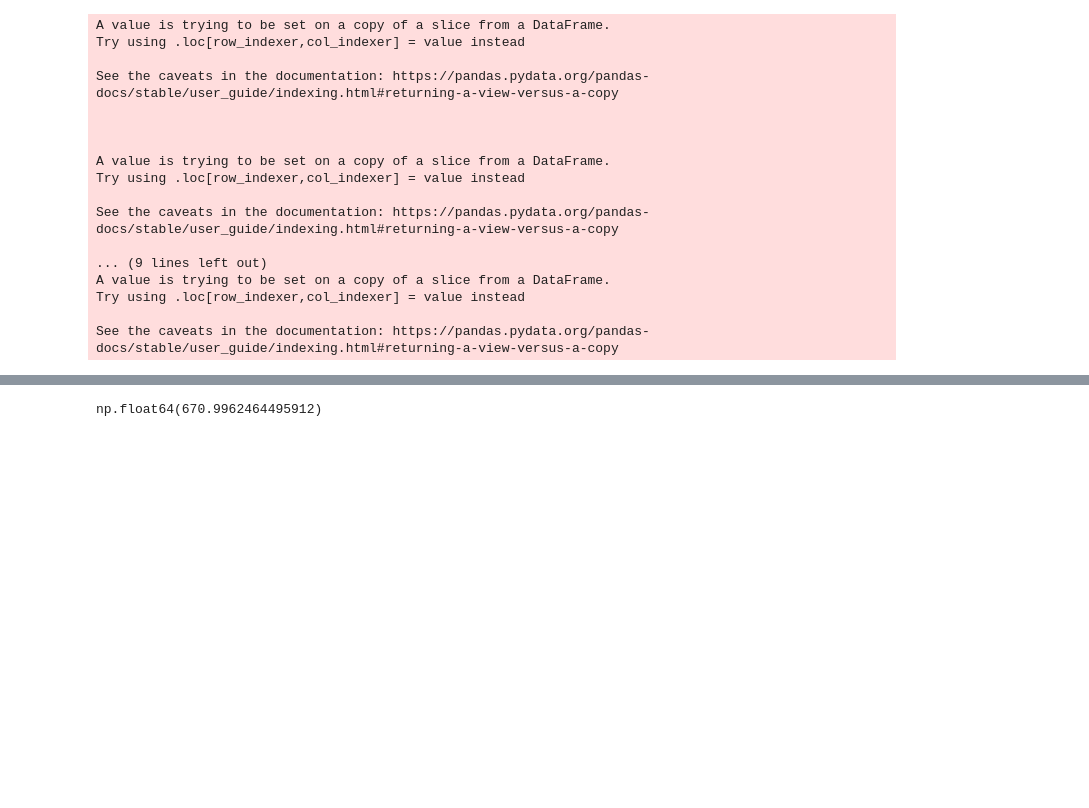
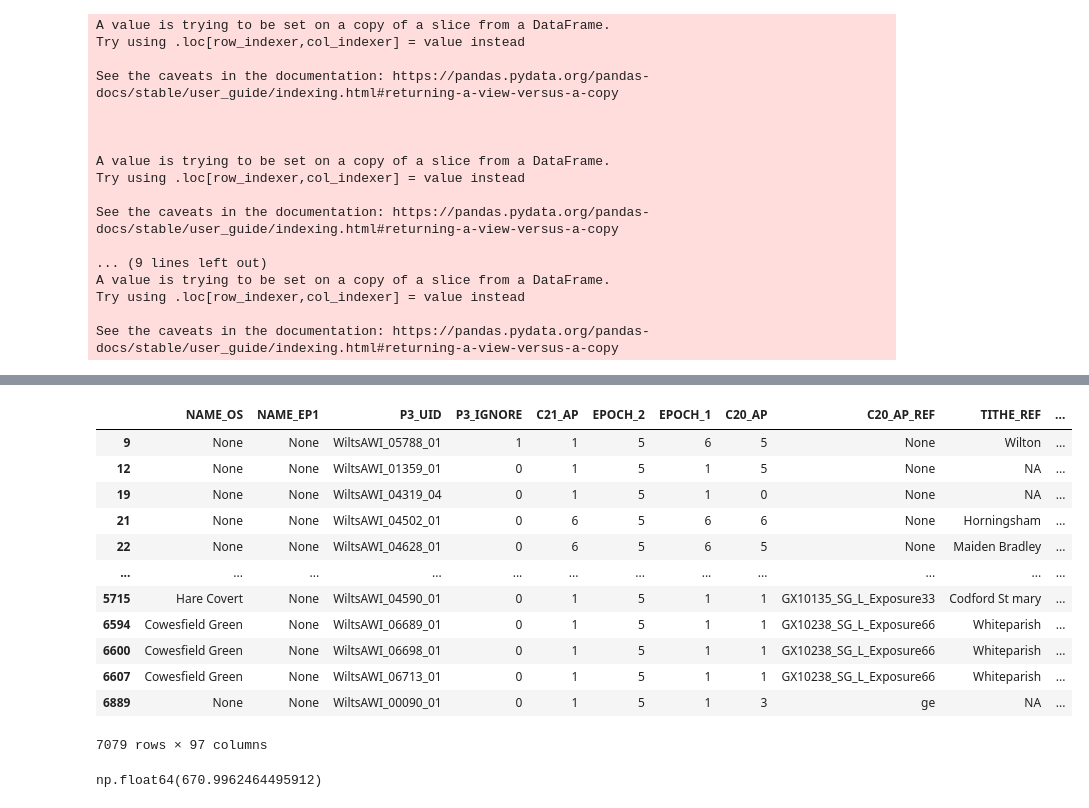
Before and after one commit to lara-spearman/AWI, a Jupyter notebook: AWI analysis 2.ipynb, the cells around one changed output, grey strips where cells are left out. Saved outputs shown, nothing was run; the diff lists cells and outputs as text; code cells hidden in the pictures; blank space fills up the shorter version.

```diff
--- a/AWI analysis 2.ipynb
+++ b/AWI analysis 2.ipynb
@@ -100,25 +119,30 @@ df_no_primary = df[df.present_primary ==0]
 
 ## A - Ancient woodland
 ## Contains primary evidence and no zero's present
-df_primary_no_zero = df_primary_one[df_primary_one.zero_combined ==0]
+df_primary_no_zero = df_primary[df_primary.zero_combined ==0]
 df_primary_no_zero['Category'] = 'Ancient woodland'
 df_primary_no_zero['subCategory'] = 'A'
+df_one_primary_no_zero = df_primary_one[df_primary_one.zero_combined ==0]
 
 #Filter for primary source present, one zero present
-df_primary_zero = df_primary_one[df_primary_one.zero_combined >=1]
-df_primary_one_zero = df_primary_one[df_primary_one.zero_combined ==1]
+df_primary_zero = df_primary[df_primary.zero_combined >=1]
+df_primary_one_zero = df_primary[df_primary.zero_combined ==1]
+df_one_primary_zero = df_primary_one[df_primary_one.zero_combined >=1]
+df_one_primary_one_zero = df_primary_one[df_primary_one.zero_combined ==1]
 
 ## A - Not ancient woodland
 ## Has primary evidence but contains more than one zero
-df_primary_plural_zero = df_primary_one[df_primary_one.zero_combined >1]
+df_primary_plural_zero = df_primary[df_primary.zero_combined >1]
 df_primary_plural_zero['Category'] = 'Not ancient woodland'
 df_primary_plural_zero['subCategory'] = 'A'
+df_one_primary_plural_zero = df_primary_one[df_primary_one.zero_combined >1]
 
 ## B - Ancient woodland
 ## Has primary evidence, one zero present, but is a named woodland
 df_primary_one_zero_named = df_primary_one_zero[df_primary_one_zero.name_present >=1]
 df_primary_one_zero_named['Category'] = 'Ancient woodland'
 df_primary_one_zero_named['subCategory'] = 'B'
+df_one_primary_one_zero_named = df_one_primary_one_zero[df_one_primary_one_zero.name_present >=1]
 
 ## A- Maybe ancient woodland
 ## Has primary evidence, one zero present and is not a named woodland.
@@ -251,13 +271,9 @@ See the caveats in the documentation: https://pandas.pydata.org/pandas-docs/stab
 
 
 df_combined = pd.concat([df_primary_no_zero,
-df_primary_plural_zero,
-df_primary_one_zero_named,
-df_primary_one_zero_not_named,
+                         df_primary_zero,
 df_no_evidence_no_zero,
 df_no_evidence_zero,
-df_secondary_no_zero_named,
-df_secondary_no_zero_not_named,
-df_secondary_one_zero_named,
-df_secondary_one_zero_not_named,
+df_secondary_no_zero,
+df_secondary_one_zero,
 df_secondary_plural_zero,])
@@ -270,4 +294,20 @@ df_not_ancient_grouped = df_not_ancient.groupby('P3_Status').count().reset_index
 df_ancient_grouped = df_ancient_only.groupby('P3_Status').count().reset_index()
 # %%
 df_combined['area'] = df_combined.area/10000
+# %%
+df_combined
+# %% [output]
+|  | NAME_OS | NAME_EP1 | P3_UID | P3_IGNORE | C21_AP | EPOCH_2 | EPOCH_1 | C20_AP | C20_AP_REF | TITHE_REF | ... |
+| 9 | None | None | WiltsAWI_05788_01 | 1 | 1 | 5 | 6 | 5 | None | Wilton | ... |
+| 12 | None | None | WiltsAWI_01359_01 | 0 | 1 | 5 | 1 | 5 | None | NA | ... |
+| 19 | None | None | WiltsAWI_04319_04 | 0 | 1 | 5 | 1 | 0 | None | NA | ... |
+| 21 | None | None | WiltsAWI_04502_01 | 0 | 6 | 5 | 6 | 6 | None | Horningsham | ... |
+| 22 | None | None | WiltsAWI_04628_01 | 0 | 6 | 5 | 6 | 5 | None | Maiden Bradley | ... |
+| ... | ... | ... | ... | ... | ... | ... | ... | ... | ... | ... | ... |
+| 5715 | Hare Covert | None | WiltsAWI_04590_01 | 0 | 1 | 5 | 1 | 1 | GX10135_SG_L_Exposure33 | Codford St mary | ... |
+| 6594 | Cowesfield Green | None | WiltsAWI_06689_01 | 0 | 1 | 5 | 1 | 1 | GX10238_SG_L_Exposure66 | Whiteparish | ... |
+| 6600 | Cowesfield Green | None | WiltsAWI_06698_01 | 0 | 1 | 5 | 1 | 1 | GX10238_SG_L_Exposure66 | Whiteparish | ... |
+| 6607 | Cowesfield Green | None | WiltsAWI_06713_01 | 0 | 1 | 5 | 1 | 1 | GX10238_SG_L_Exposure66 | Whiteparish | ... |
+| 6889 | None | None | WiltsAWI_00090_01 | 0 | 1 | 5 | 1 | 3 | ge | NA | ... |
+7079 rows × 97 columns
 # %%
```
Also changed, not shown: parts of 17 cells of this notebook.
